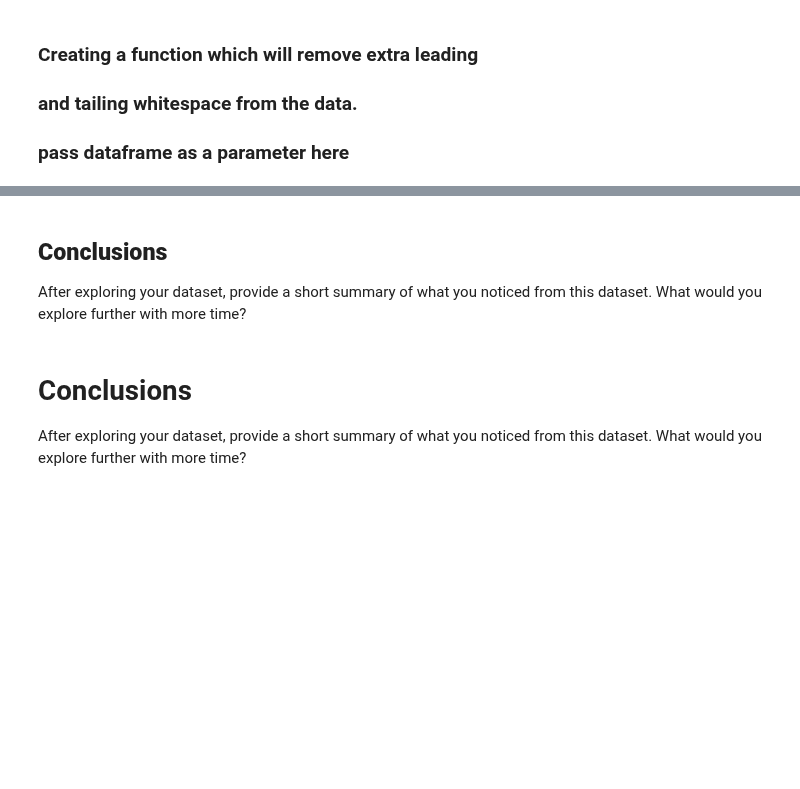
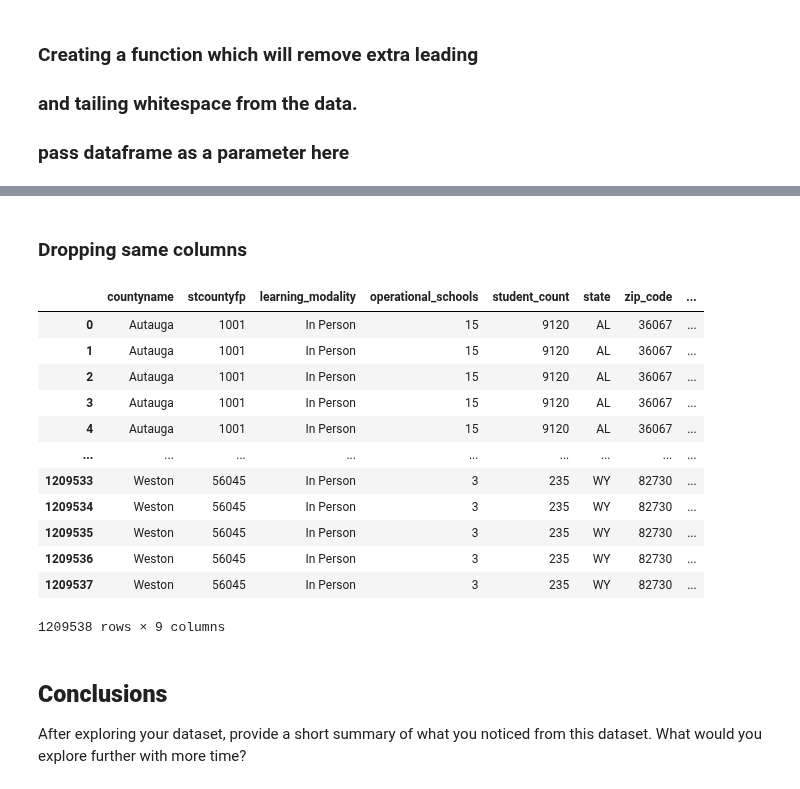
Before and after one commit to uzmabb182/Data602_Assignments, a Jupyter notebook: data_602_final_project.ipynb, the cells around one changed output, grey strips where cells are left out. Drawn from its saved outputs; the diff is of its cells as text; code cells hidden in the pictures; blank space fills up the shorter version.

```diff
--- a/data_602_final_project.ipynb
+++ b/data_602_final_project.ipynb
@@ -465,0 +504,3 @@ modality_df.head()
+# %%
+zip_county_fips_df = zip_county_fips_df.drop(['classfp', 'state'], axis=1)
+zip_county_fips_df
@@ -465,0 +523,4 @@ modality_df.head()
+# %%
+zip_county_fips_df['countyname'] = zip_county_fips_df['countyname'].str.rstrip('County')
+# %%
+zip_county_fips_df['countyname'] = zip_county_fips_df['countyname'].str.rstrip('Island')
@@ -465,0 +538,4 @@ modality_df.head()
+# %%
+#merge DataFrames
+merge_df = pd.merge(zip_county_fips_df, modality_df, left_on='zip', right_on='zip_code')
+merge_df.head()
@@ -466,7 +592,22 @@ modality_df.head()
+# %% [markdown]
+### Dropping same columns
+# %%
+merge_df = merge_df.drop(['zip'], axis=1)
+merge_df
+# %% [output]
+|  | countyname | stcountyfp | learning_modality | operational_schools | student_count | state | zip_code | ... |
+| 0 | Autauga | 1001 | In Person | 15 | 9120 | AL | 36067 | ... |
+| 1 | Autauga | 1001 | In Person | 15 | 9120 | AL | 36067 | ... |
+| 2 | Autauga | 1001 | In Person | 15 | 9120 | AL | 36067 | ... |
+| 3 | Autauga | 1001 | In Person | 15 | 9120 | AL | 36067 | ... |
+| 4 | Autauga | 1001 | In Person | 15 | 9120 | AL | 36067 | ... |
+| ... | ... | ... | ... | ... | ... | ... | ... | ... |
+| 1209533 | Weston | 56045 | In Person | 3 | 235 | WY | 82730 | ... |
+| 1209534 | Weston | 56045 | In Person | 3 | 235 | WY | 82730 | ... |
+| 1209535 | Weston | 56045 | In Person | 3 | 235 | WY | 82730 | ... |
+| 1209536 | Weston | 56045 | In Person | 3 | 235 | WY | 82730 | ... |
+| 1209537 | Weston | 56045 | In Person | 3 | 235 | WY | 82730 | ... |
+1209538 rows × 9 columns
 # %% [markdown]
 ## **Conclusions**
 After exploring your dataset, provide a short summary of what you noticed from this dataset. What would you explore further with more time?
-# %% [markdown]
-# Conclusions
-
-After exploring your dataset, provide a short summary of what you noticed from this dataset.  What would you explore further with more time?
```
Also changed, not shown: parts of 26 cells of this notebook.
